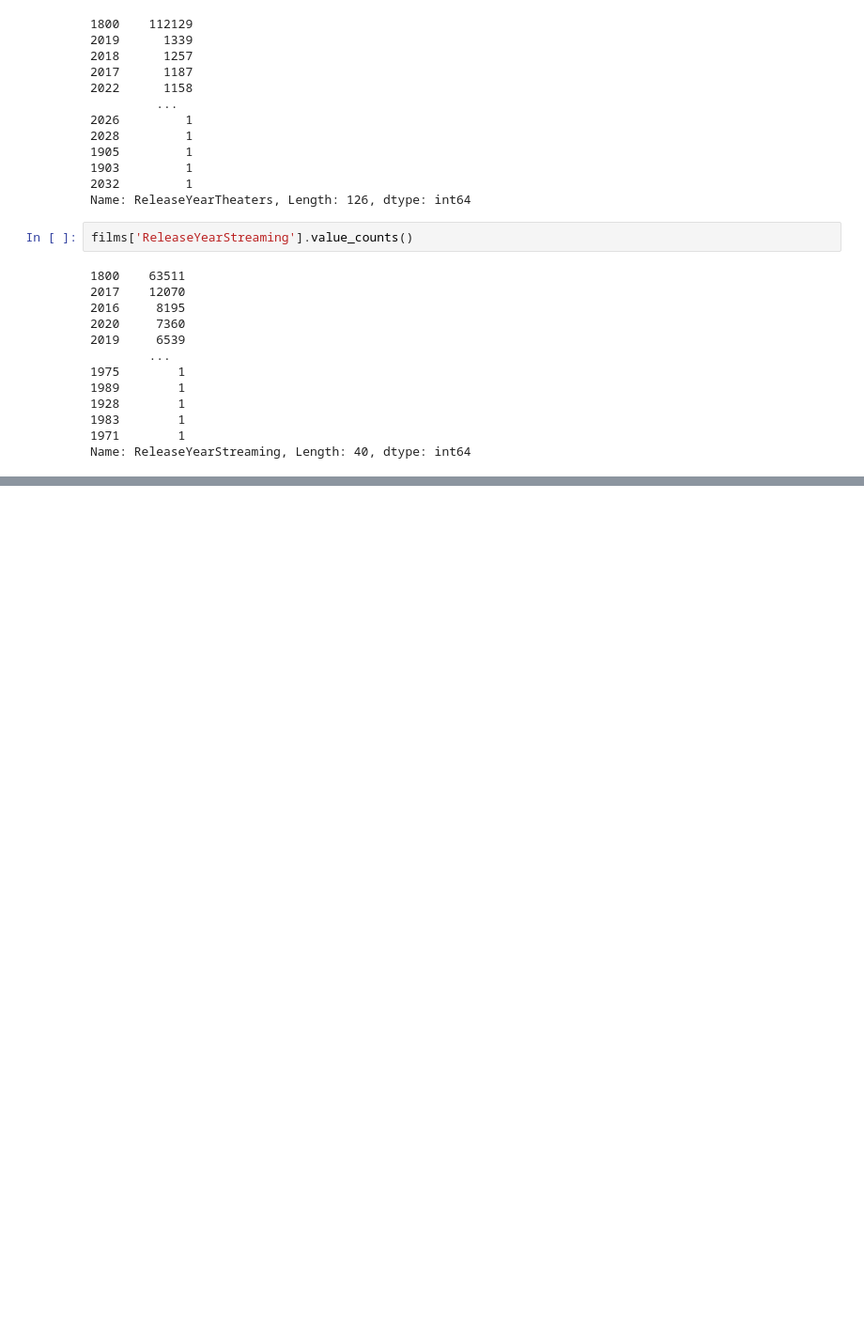
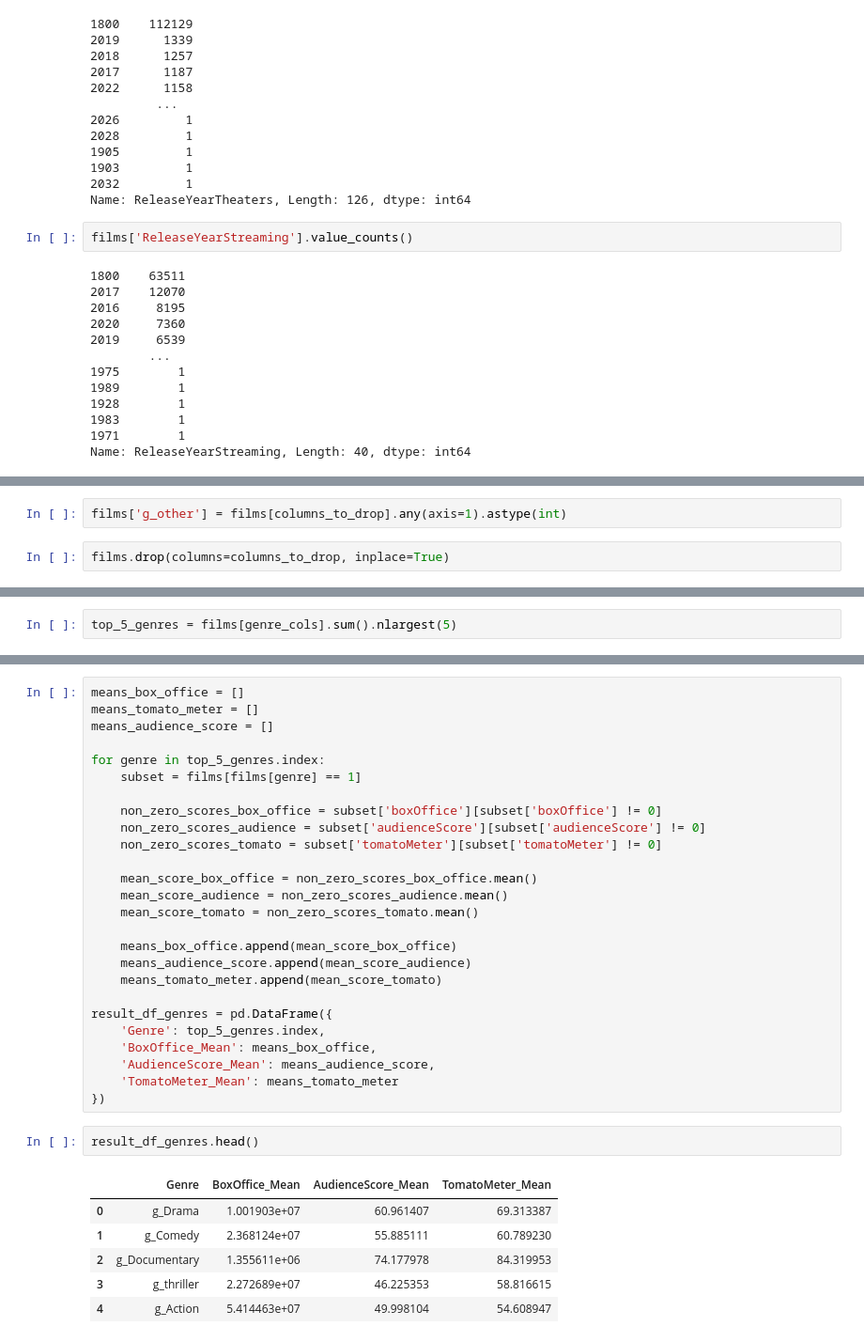
Before and after one commit to vadragna/rotten_tomatos_analysis, a Jupyter notebook: Analysis.ipynb, the cells around one changed output, grey strips where cells are left out. Shown at 94% size. Cells and saved outputs as stored; diff of their text form; blank space fills up the shorter version.

```diff
--- a/Analysis.ipynb
+++ b/Analysis.ipynb
@@ -408,0 +530,4 @@ Name: ReleaseYearStreaming, Length: 40, dtype: int64
+# %%
+films['g_other'] = films[columns_to_drop].any(axis=1).astype(int)
+# %%
+films.drop(columns=columns_to_drop, inplace=True)
@@ -408,0 +555,2 @@ Name: ReleaseYearStreaming, Length: 40, dtype: int64
+# %%
+top_5_genres = films[genre_cols].sum().nlargest(5)
@@ -408,0 +566,35 @@ Name: ReleaseYearStreaming, Length: 40, dtype: int64
+# %%
+means_box_office = []
+means_tomato_meter = []
+means_audience_score = []
+
+for genre in top_5_genres.index:
+    subset = films[films[genre] == 1]
+
+    non_zero_scores_box_office = subset['boxOffice'][subset['boxOffice'] != 0]
+    non_zero_scores_audience = subset['audienceScore'][subset['audienceScore'] != 0]
+    non_zero_scores_tomato = subset['tomatoMeter'][subset['tomatoMeter'] != 0]
+
+    mean_score_box_office = non_zero_scores_box_office.mean()
+    mean_score_audience = non_zero_scores_audience.mean()
+    mean_score_tomato = non_zero_scores_tomato.mean()
+
+    means_box_office.append(mean_score_box_office)
+    means_audience_score.append(mean_score_audience)
+    means_tomato_meter.append(mean_score_tomato)
+
+result_df_genres = pd.DataFrame({
+    'Genre': top_5_genres.index,
+    'BoxOffice_Mean': means_box_office,
+    'AudienceScore_Mean': means_audience_score,
+    'TomatoMeter_Mean': means_tomato_meter
+})
+# %%
+result_df_genres.head()
+# %% [output]
+|  | Genre | BoxOffice_Mean | AudienceScore_Mean | TomatoMeter_Mean |
+| 0 | g_Drama | 1.001903e+07 | 60.961407 | 69.313387 |
+| 1 | g_Comedy | 2.368124e+07 | 55.885111 | 60.789230 |
+| 2 | g_Documentary | 1.355611e+06 | 74.177978 | 84.319953 |
+| 3 | g_thriller | 2.272689e+07 | 46.225353 | 58.816615 |
+| 4 | g_Action | 5.414463e+07 | 49.998104 | 54.608947 |
```
Also changed, not shown: parts of 22 cells of this notebook.
